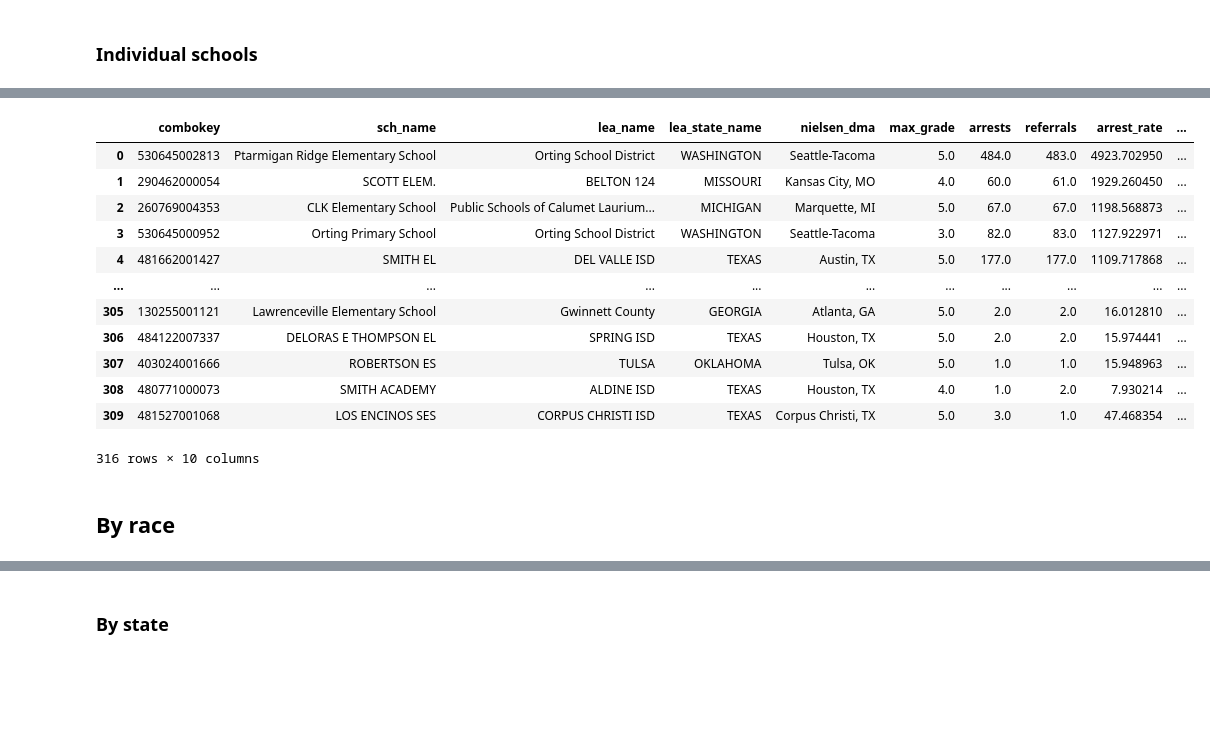
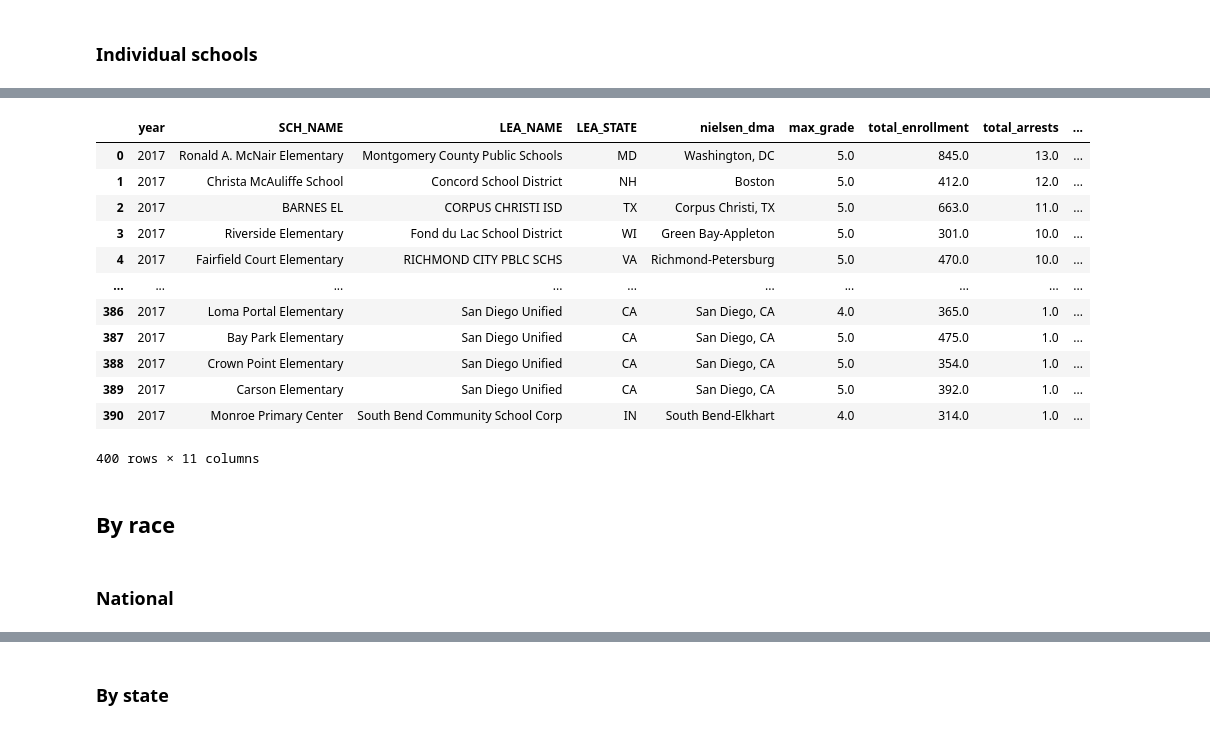
Before and after one commit to cbs-news-data/crdc-le-referral-data, a Jupyter notebook: notebooks/1718_referrals_arrests/crdc_le_referrals_arrests.ipynb, the cells around one changed output, grey strips where cells are left out. Drawn from its saved outputs; the diff is of its cells as text; code cells hidden in the pictures; blank space fills up the shorter version.

```diff
--- a/notebooks/1718_referrals_arrests/crdc_le_referrals_arrests.ipynb
+++ b/notebooks/1718_referrals_arrests/crdc_le_referrals_arrests.ipynb
@@ -35,19 +36,3 @@ import pandas as pd
 # %%
-read_df = (
-    lambda filename: pd.read_csv(filename, low_memory=False, encoding="latin")
-    .rename(columns=lambda col: col.lower())
-    .replace(
-        {
-            -3: np.NaN,
-            -5: np.NaN,
-            -6: np.NaN,
-            -8: np.NaN,
-            -9: np.NaN,
-            -11: np.NaN,
-        }
-    )
-)
-
-enr = read_df("input/1718-crdc-sch-enrollment.csv")
-arr = read_df("input/1718-crdc-sch-referrals-arrests.csv")
-cha = read_df("input/1718-crdc-sch-characteristics.csv")
+df = pd.read_csv("input/crdc-referrals-arrests-cleaned.csv", dtype={0: str, 2: str}).query("year == 2017")
+df.shape
@@ -190,62 +139,59 @@ This leaves us with a list of between 100 and 200 schools to focus on
 # %%
-REFERRAL_RATE_THRESHOLD = national_rates.referral_rate * 3
-ARREST_RATE_THRESHOLD = national_rates.arrest_rate * 2
-
 problem_schools = (
-    tot_df.pipe(assign_rates)
-    .query(
-        "enrollment >= 100 "
-        "& referral_rate >= @REFERRAL_RATE_THRESHOLD"
-        "& arrest_rate >= @ARREST_RATE_THRESHOLD"
+    df.query("total_arrests >= 1").sort_values(
+        "total_arrests", ascending=False
     )
-    .sort_values("referral_rate", ascending=False)
     # geocode schools using NCES school locations file
     # https://nces.ed.gov/programs/edge/geographic/schoollocations
     .pipe(
         lambda df: gpd.read_file("input/EDGE_GEOCODE_PUBLICSCH_1718")
         .to_crs("EPSG:4326")
         .merge(
-            df.reset_index(), how="right", left_on=["NCESSCH"], right_on=["combokey"]
+            df.reset_index(), how="right", left_on=["NCESSCH"], right_on=["COMBOKEY"]
         )
     )
     # join nielsen DMAs so I know which to send to which local station
     .pipe(
         lambda df: gpd.sjoin(
             gpd.read_file("input/nielsen-dmas.geojson")[
                 ["nielsen_dma", "geometry"]
             ].drop_duplicates(),
             df,
             how="right",
             predicate="contains",
         )
     )[
-        INDEX_COLS[:-1]
-        + [
+        [
+            "year",
+            "SCH_NAME",
+            "LEA_NAME",
+            "LEA_STATE",
             "nielsen_dma",
             "max_grade",
-            "arrests",
-            "referrals",
+            "total_enrollment",
+            "total_arrests",
+            "total_referrals",
             "arrest_rate",
             "referral_rate",
         ]
     ]
 )
 
 problem_schools
 # %% [output]
-|  | combokey | sch_name | lea_name | lea_state_name | nielsen_dma | max_grade | arrests | referrals | arrest_rate | ... |
-| 0 | 530645002813 | Ptarmigan Ridge Elementary School | Orting School District | WASHINGTON | Seattle-Tacoma | 5.0 | 484.0 | 483.0 | 4923.702950 | ... |
-| 1 | 290462000054 | SCOTT ELEM. | BELTON 124 | MISSOURI | Kansas City, MO | 4.0 | 60.0 | 61.0 | 1929.260450 | ... |
-| 2 | 260769004353 | CLK Elementary School | Public Schools of Calumet Laurium... | MICHIGAN | Marquette, MI | 5.0 | 67.0 | 67.0 | 1198.568873 | ... |
-| 3 | 530645000952 | Orting Primary School | Orting School District | WASHINGTON | Seattle-Tacoma | 3.0 | 82.0 | 83.0 | 1127.922971 | ... |
-| 4 | 481662001427 | SMITH EL | DEL VALLE ISD | TEXAS | Austin, TX | 5.0 | 177.0 | 177.0 | 1109.717868 | ... |
-| ... | ... | ... | ... | ... | ... | ... | ... | ... | ... | ... |
-| 305 | 130255001121 | Lawrenceville Elementary School | Gwinnett County | GEORGIA | Atlanta, GA | 5.0 | 2.0 | 2.0 | 16.012810 | ... |
-| 306 | 484122007337 | DELORAS E THOMPSON EL | SPRING ISD | TEXAS | Houston, TX | 5.0 | 2.0 | 2.0 | 15.974441 | ... |
-| 307 | 403024001666 | ROBERTSON ES | TULSA | OKLAHOMA | Tulsa, OK | 5.0 | 1.0 | 1.0 | 15.948963 | ... |
-| 308 | 480771000073 | SMITH ACADEMY | ALDINE ISD | TEXAS | Houston, TX | 4.0 | 1.0 | 2.0 | 7.930214 | ... |
-| 309 | 481527001068 | LOS ENCINOS SES | CORPUS CHRISTI ISD | TEXAS | Corpus Christi, TX | 5.0 | 3.0 | 1.0 | 47.468354 | ... |
+|  | year | SCH_NAME | LEA_NAME | LEA_STATE | nielsen_dma | max_grade | total_enrollment | total_arrests | ... |
+| 0 | 2017 | Ronald A. McNair Elementary | Montgomery County Public Schools | MD | Washington, DC | 5.0 | 845.0 | 13.0 | ... |
+| 1 | 2017 | Christa McAuliffe School | Concord School District | NH | Boston | 5.0 | 412.0 | 12.0 | ... |
+| 2 | 2017 | BARNES EL | CORPUS CHRISTI ISD | TX | Corpus Christi, TX | 5.0 | 663.0 | 11.0 | ... |
+| 3 | 2017 | Riverside Elementary | Fond du Lac School District | WI | Green Bay-Appleton | 5.0 | 301.0 | 10.0 | ... |
+| 4 | 2017 | Fairfield Court Elementary | RICHMOND CITY PBLC SCHS | VA | Richmond-Petersburg | 5.0 | 470.0 | 10.0 | ... |
+| ... | ... | ... | ... | ... | ... | ... | ... | ... | ... |
+| 386 | 2017 | Loma Portal Elementary | San Diego Unified | CA | San Diego, CA | 4.0 | 365.0 | 1.0 | ... |
+| 387 | 2017 | Bay Park Elementary | San Diego Unified | CA | San Diego, CA | 5.0 | 475.0 | 1.0 | ... |
+| 388 | 2017 | Crown Point Elementary | San Diego Unified | CA | San Diego, CA | 5.0 | 354.0 | 1.0 | ... |
+| 389 | 2017 | Carson Elementary | San Diego Unified | CA | San Diego, CA | 5.0 | 392.0 | 1.0 | ... |
+| 390 | 2017 | Monroe Primary Center | South Bend Community School Corp | IN | South Bend-Elkhart | 4.0 | 314.0 | 1.0 | ... |
-316 rows × 10 columns
+400 rows × 11 columns
 # %%
 (
     problem_schools.rename(
@@ -269,4 +215,6 @@ problem_schools
 )
 # %% [markdown]
 ## By race
+# %% [markdown]
+### National
 # %%
```
Also changed, not shown: parts of 29 cells of this notebook, 23 other files.
